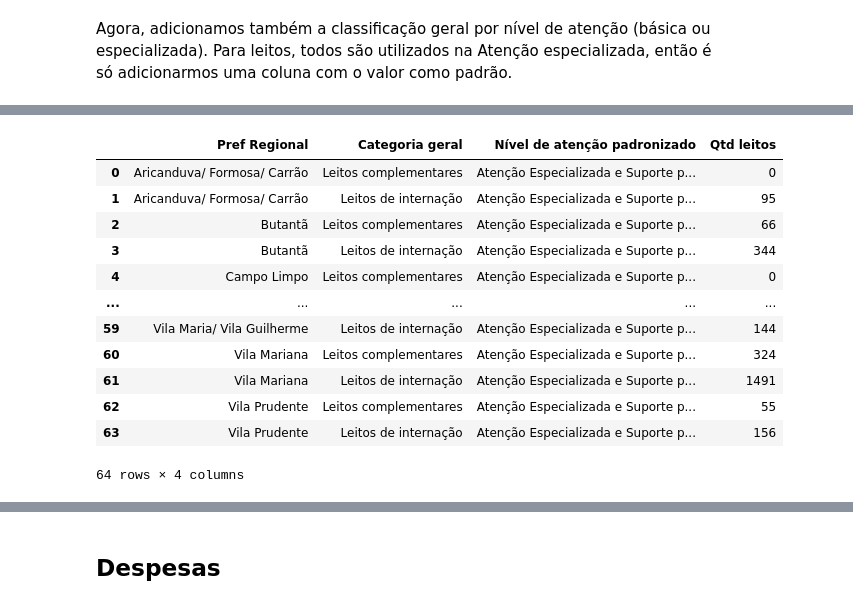
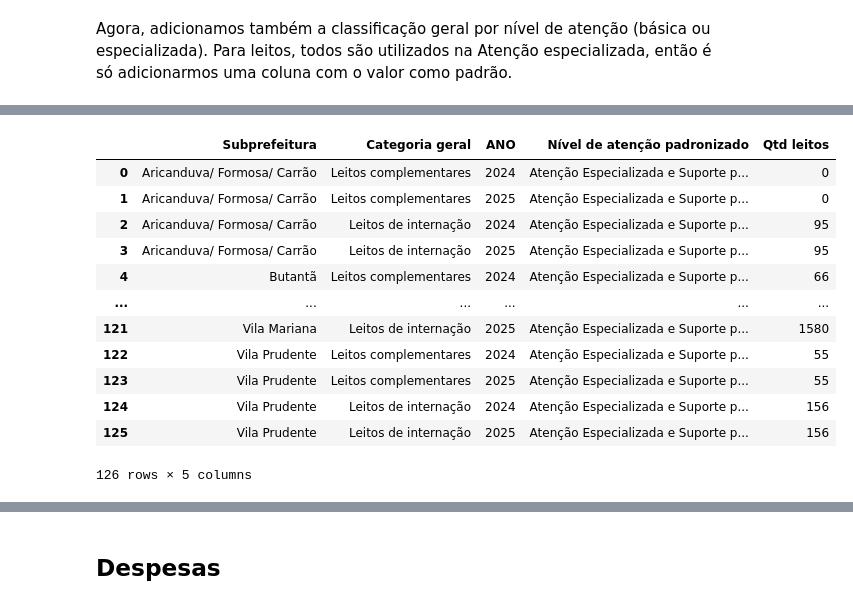
Before and after one commit to ObservatorioPoliticasTCM/datasp-dados, a Jupyter notebook: rendered_notebooks/saude/saude.ipynb, the cells around one changed output, grey strips where cells are left out. Saved outputs shown, nothing was run; the diff lists cells and outputs as text; code cells hidden in the pictures.

```diff
--- a/rendered_notebooks/saude/saude.ipynb
+++ b/rendered_notebooks/saude/saude.ipynb
@@ -280,0 +230,26 @@ df_leito
+# %%
+data_path = path.join('data', 'input', 'saude')
+leitos_filenames = {
+    2024: 'A161721192_29_142_217.csv',
+    2025: 'A151657192_29_138_8.csv',
+    }
+leitos_file_paths = {
+    ano: path.join(data_path, mortalidade_filename)
+    for ano, mortalidade_filename in leitos_filenames.items()
+}
+
+def load_leitos(ano:int):
+    file_path = leitos_file_paths[ano]
+    df = pd.read_csv(file_path,
+                                skiprows = 3,
+                                sep = ';',
+                                encoding = 'latin1')
+    df = df.assign(ANO = ano)
+    df = df.loc[~df.iloc[:, 1].isna()]
+    df = df.loc[df.iloc[:, 0].str.lower() != 'total']
+    df = df.rename(columns = {'Pref Regional': 'Subprefeitura'})
+    return df
+# %%
+df_leito = pd.concat([load_leitos(ano)
+                            for ano in leitos_file_paths.keys()])
+df_leito
@@ -303,7 +290,7 @@ df_leito
 # %% [markdown]
 Em seguida, "despivotamos" a tabela.
 # %%
-df_leito_ajustado = df_leito.melt(id_vars=['Pref Regional'],
+df_leito_ajustado = df_leito.melt(id_vars=['Subprefeitura', 'ANO'],
                                     var_name='Categoria específica',
                                     value_name='Qtd leitos')
 df_leito_ajustado
@@ -854,27 +843,28 @@ df_leito_ajustado
 # %%
-group_cols = ['Pref Regional',
+group_cols = ['Subprefeitura',
               'Categoria geral',
+              'ANO',
               NIVEL_COL_NAME]
 
 df_leitos_final = (
     df_leito_ajustado[group_cols + ['Qtd leitos']]
     .groupby(group_cols)
     .sum()
     .reset_index()
 )
 
 df_leitos_final
 # %% [output]
-|  | Pref Regional | Categoria geral | Nível de atenção padronizado | Qtd leitos |
-| 0 | Aricanduva/ Formosa/ Carrão | Leitos complementares | Atenção Especializada e Suporte p... | 0 |
-| 1 | Aricanduva/ Formosa/ Carrão | Leitos de internação | Atenção Especializada e Suporte p... | 95 |
-| 2 | Butantã | Leitos complementares | Atenção Especializada e Suporte p... | 66 |
-| 3 | Butantã | Leitos de internação | Atenção Especializada e Suporte p... | 344 |
-| 4 | Campo Limpo | Leitos complementares | Atenção Especializada e Suporte p... | 0 |
-| ... | ... | ... | ... | ... |
-| 59 | Vila Maria/ Vila Guilherme | Leitos de internação | Atenção Especializada e Suporte p... | 144 |
-| 60 | Vila Mariana | Leitos complementares | Atenção Especializada e Suporte p... | 324 |
-| 61 | Vila Mariana | Leitos de internação | Atenção Especializada e Suporte p... | 1491 |
-| 62 | Vila Prudente | Leitos complementares | Atenção Especializada e Suporte p... | 55 |
-| 63 | Vila Prudente | Leitos de internação | Atenção Especializada e Suporte p... | 156 |
+|  | Subprefeitura | Categoria geral | ANO | Nível de atenção padronizado | Qtd leitos |
+| 0 | Aricanduva/ Formosa/ Carrão | Leitos complementares | 2024 | Atenção Especializada e Suporte p... | 0 |
+| 1 | Aricanduva/ Formosa/ Carrão | Leitos complementares | 2025 | Atenção Especializada e Suporte p... | 0 |
+| 2 | Aricanduva/ Formosa/ Carrão | Leitos de internação | 2024 | Atenção Especializada e Suporte p... | 95 |
+| 3 | Aricanduva/ Formosa/ Carrão | Leitos de internação | 2025 | Atenção Especializada e Suporte p... | 95 |
+| 4 | Butantã | Leitos complementares | 2024 | Atenção Especializada e Suporte p... | 66 |
+| ... | ... | ... | ... | ... | ... |
+| 121 | Vila Mariana | Leitos de internação | 2025 | Atenção Especializada e Suporte p... | 1580 |
+| 122 | Vila Prudente | Leitos complementares | 2024 | Atenção Especializada e Suporte p... | 55 |
+| 123 | Vila Prudente | Leitos complementares | 2025 | Atenção Especializada e Suporte p... | 55 |
+| 124 | Vila Prudente | Leitos de internação | 2024 | Atenção Especializada e Suporte p... | 156 |
+| 125 | Vila Prudente | Leitos de internação | 2025 | Atenção Especializada e Suporte p... | 156 |
-64 rows × 4 columns
+126 rows × 5 columns
```
Also changed, not shown: parts of 38 cells of this notebook, 2 other files.
